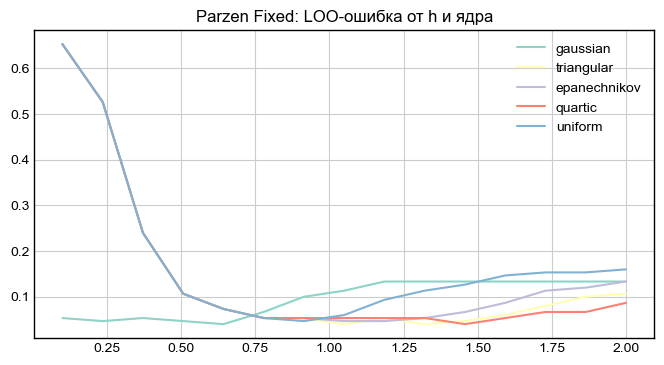
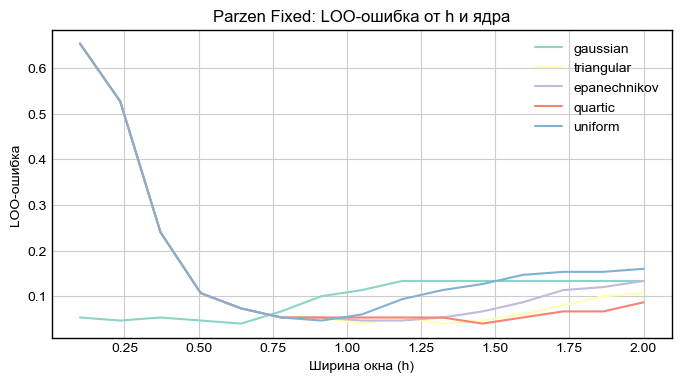
The change to this notebook cell's code, shown as a diff; its figure went from the first image to the second:
--- before
+++ after
@@ -15,5 +15,8 @@
     plt.plot(subset['h'], subset['err'], label=ker)
 plt.title("Parzen Fixed: LOO-ошибка от h и ядра")
-plt.legend(); plt.show()
+plt.xlabel("Ширина окна (h)")
+plt.ylabel("LOO-ошибка")
+plt.legend()
+plt.show()
 
 display(HTML(f"<b>Лучший Parzen Fixed:</b> h={best_pf['h']:.2f}, Kernel={best_pf['kernel']} (Ошибка: {best_pf['err']:.4f})"))

Commit: fix: cases 5,6 update